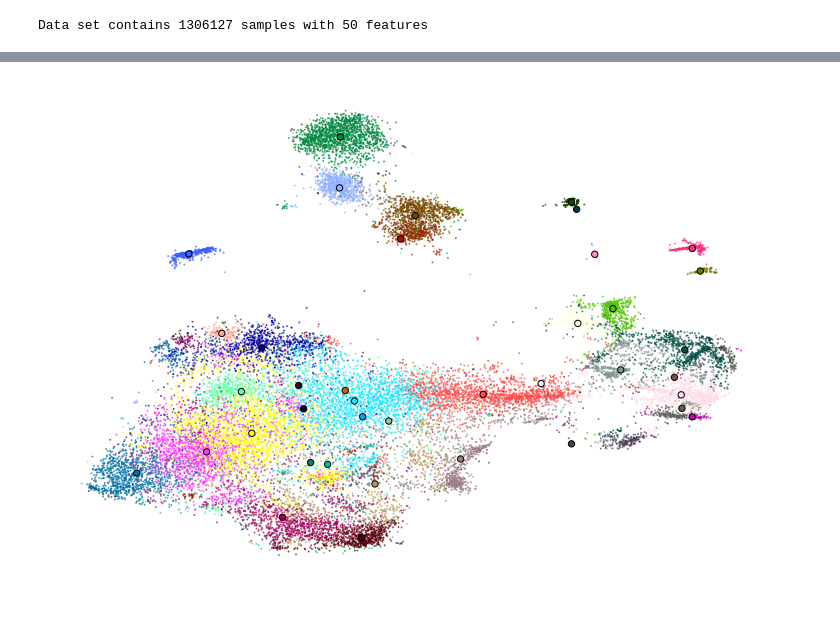
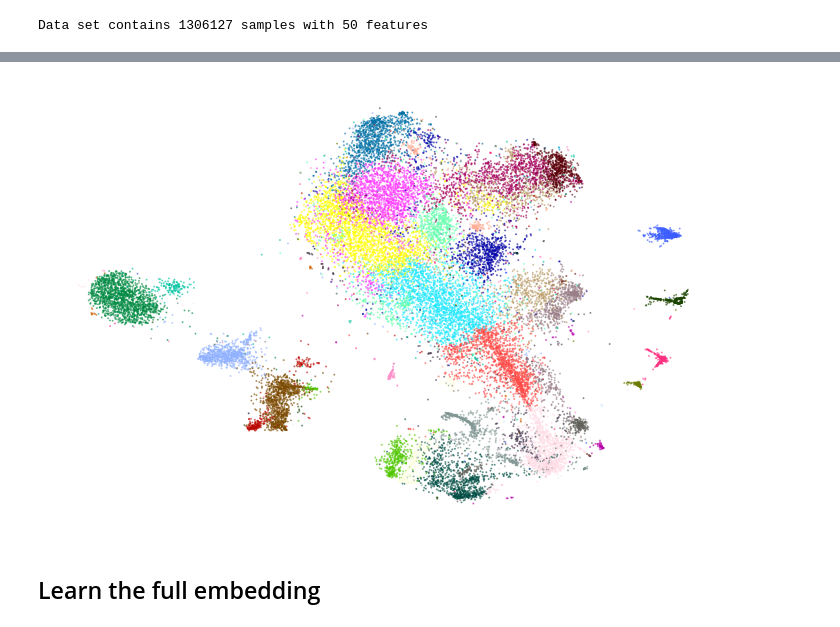
Before and after one commit to aida-ugent/smooth_affinity_tsne, a Jupyter notebook: examples/figures/figures_10x.ipynb, the cells around one changed output, grey strips where cells are left out. Saved outputs shown, nothing was run; the diff lists cells and outputs as text; code cells hidden in the pictures.

```diff
--- a/examples/figures/figures_10x.ipynb
+++ b/examples/figures/figures_10x.ipynb
@@ -136,5 +134,7 @@ Wall time: 2min 30s
-# %%
-plot(sample_embedding2, y_sample, ax=plt.figure(figsize=(13, 9)).gca(), colors=colors, alpha=0.6)
-# %% [output]
-[figure, removed]
+# %%
+plot(sample_embedding2, y[indices[:25000]], alpha=0.5)
+# %% [output]
+[figure, added]
+# %% [markdown]
+## Learn the full embedding
 # %%
```
Also changed, not shown: parts of 49 cells of this notebook, 4 other files.
